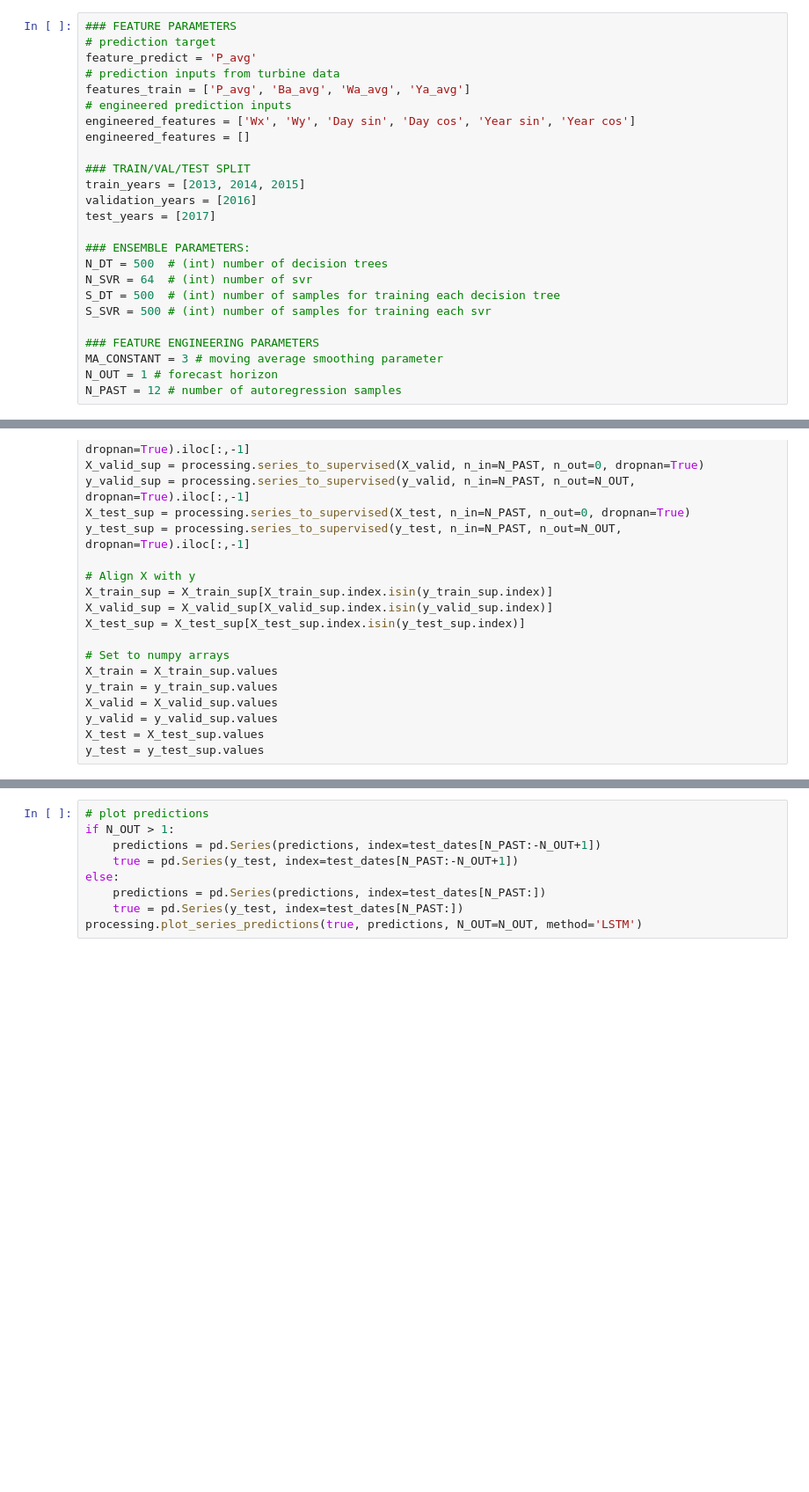
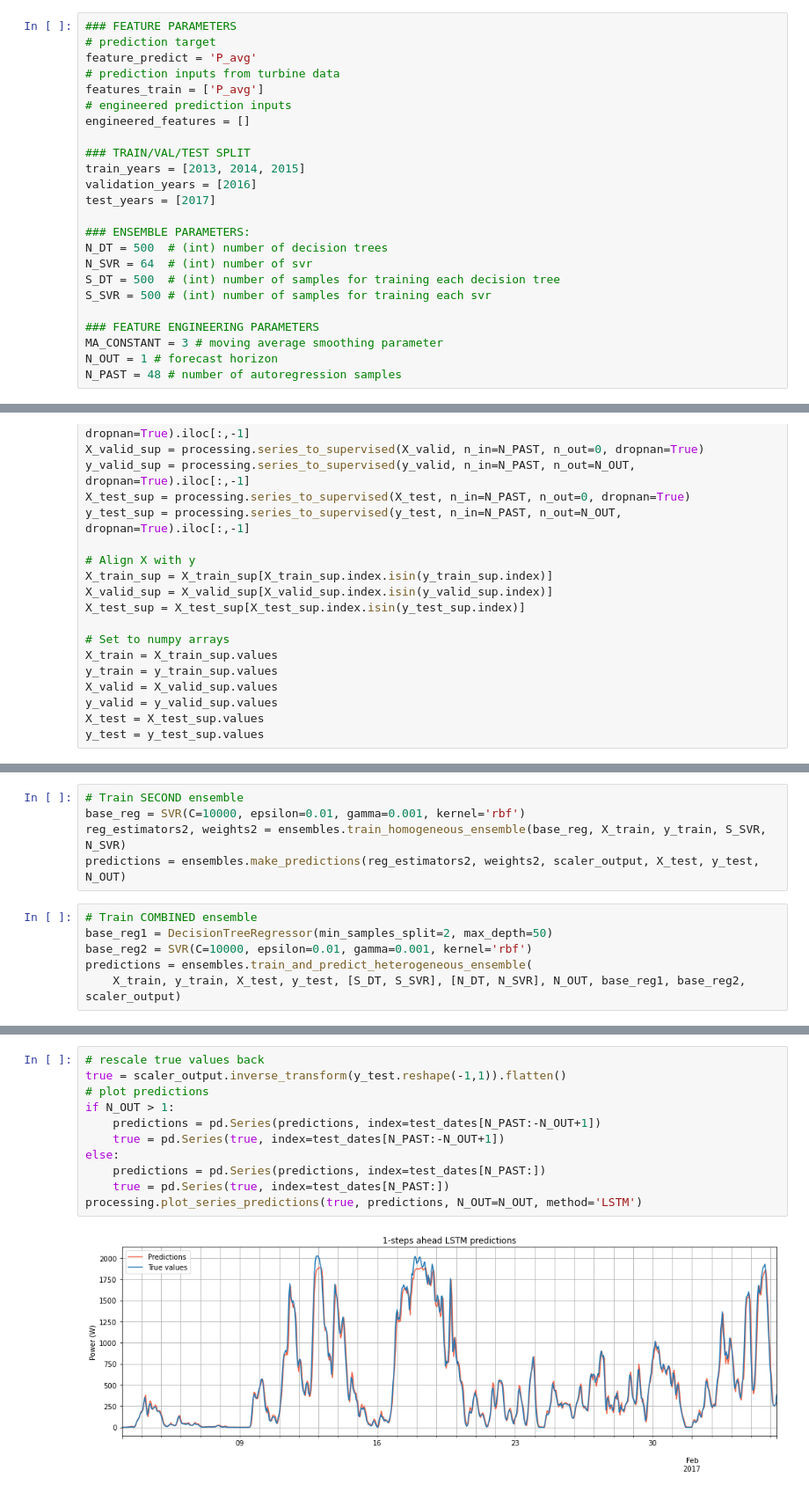
Before and after one commit to esvazas/wind_power_forecasting, a Jupyter notebook: notebooks/5_ensembles_forecasting.ipynb, the cells around one changed output, grey strips where cells are left out. Shown: that part at 88% size. Drawn from its saved outputs; the diff is of its cells as text; blank space fills up the shorter version.

Commit message:
Add functionality to build heterogeneous ensemble from the notebook as an extension to the homogeneous case.

```diff
--- a/notebooks/5_ensembles_forecasting.ipynb
+++ b/notebooks/5_ensembles_forecasting.ipynb
@@ -15,9 +15,8 @@ from solver import ensembles
 # prediction target
 feature_predict = 'P_avg'
 # prediction inputs from turbine data
-features_train = ['P_avg', 'Ba_avg', 'Wa_avg', 'Ya_avg']
+features_train = ['P_avg']
 # engineered prediction inputs
-engineered_features = ['Wx', 'Wy', 'Day sin', 'Day cos', 'Year sin', 'Year cos']
 engineered_features = []
 
 ### TRAIN/VAL/TEST SPLIT
@@ -34,7 +33,7 @@ S_SVR = 500 # (int) number of samples for training each svr
 ### FEATURE ENGINEERING PARAMETERS
 MA_CONSTANT = 3 # moving average smoothing parameter
 N_OUT = 1 # forecast horizon
-N_PAST = 12 # number of autoregression samples
+N_PAST = 48 # number of autoregression samples
 # %%
 # define datasets
 TURBINE_ID = 'R80711'
@@ -123,0 +129,11 @@ KeyboardInterrupt:
+# %%
+# Train SECOND ensemble
+base_reg = SVR(C=10000, epsilon=0.01, gamma=0.001, kernel='rbf')
+reg_estimators2, weights2 = ensembles.train_homogeneous_ensemble(base_reg, X_train, y_train, S_SVR, N_SVR)
+predictions = ensembles.make_predictions(reg_estimators2, weights2, scaler_output, X_test, y_test, N_OUT)
+# %%
+# Train COMBINED ensemble
+base_reg1 = DecisionTreeRegressor(min_samples_split=2, max_depth=50)
+base_reg2 = SVR(C=10000, epsilon=0.01, gamma=0.001, kernel='rbf')
+predictions = ensembles.train_and_predict_heterogeneous_ensemble(
+    X_train, y_train, X_test, y_test, [S_DT, S_SVR], [N_DT, N_SVR], N_OUT, base_reg1, base_reg2, scaler_output)
@@ -124,9 +142,13 @@ KeyboardInterrupt:
 # %%
+# rescale true values back
+true = scaler_output.inverse_transform(y_test.reshape(-1,1)).flatten()
 # plot predictions
 if N_OUT > 1:
     predictions = pd.Series(predictions, index=test_dates[N_PAST:-N_OUT+1])
-    true = pd.Series(y_test, index=test_dates[N_PAST:-N_OUT+1])
+    true = pd.Series(true, index=test_dates[N_PAST:-N_OUT+1])
 else:
     predictions = pd.Series(predictions, index=test_dates[N_PAST:])
-    true = pd.Series(y_test, index=test_dates[N_PAST:])
+    true = pd.Series(true, index=test_dates[N_PAST:])
 processing.plot_series_predictions(true, predictions, N_OUT=N_OUT, method='LSTM')
+# %% [output]
+[figure, added]
```
Also changed, not shown: parts of 3 cells of this notebook.
